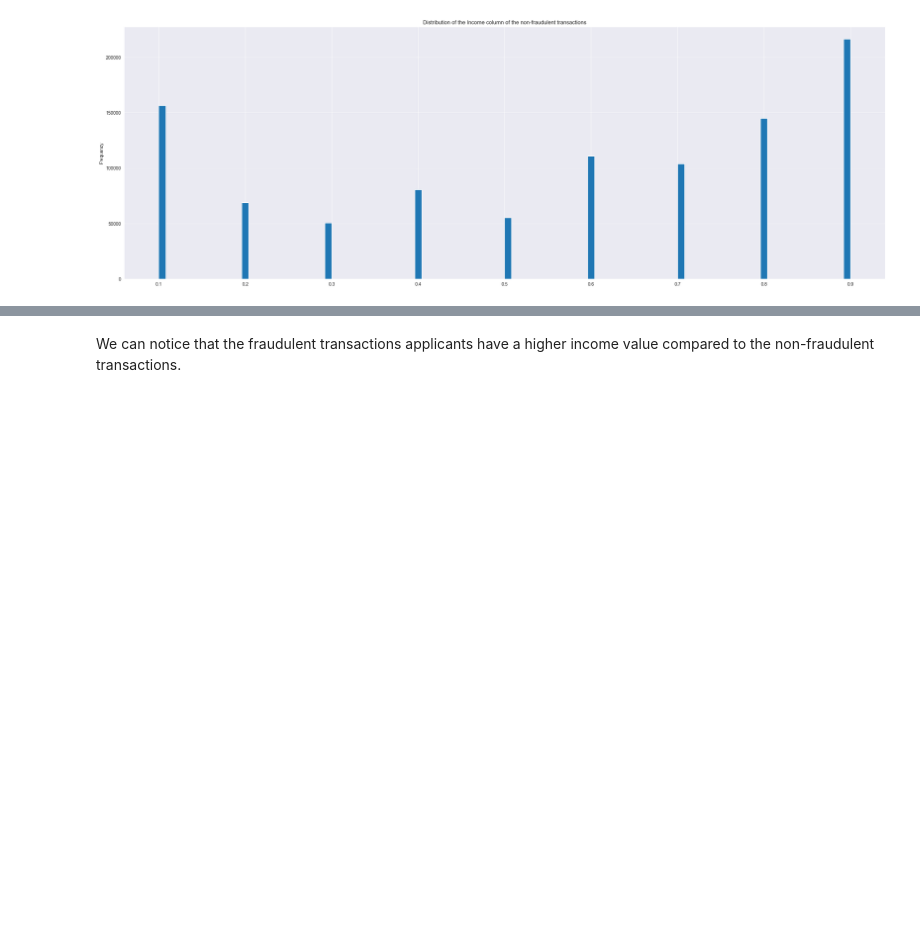
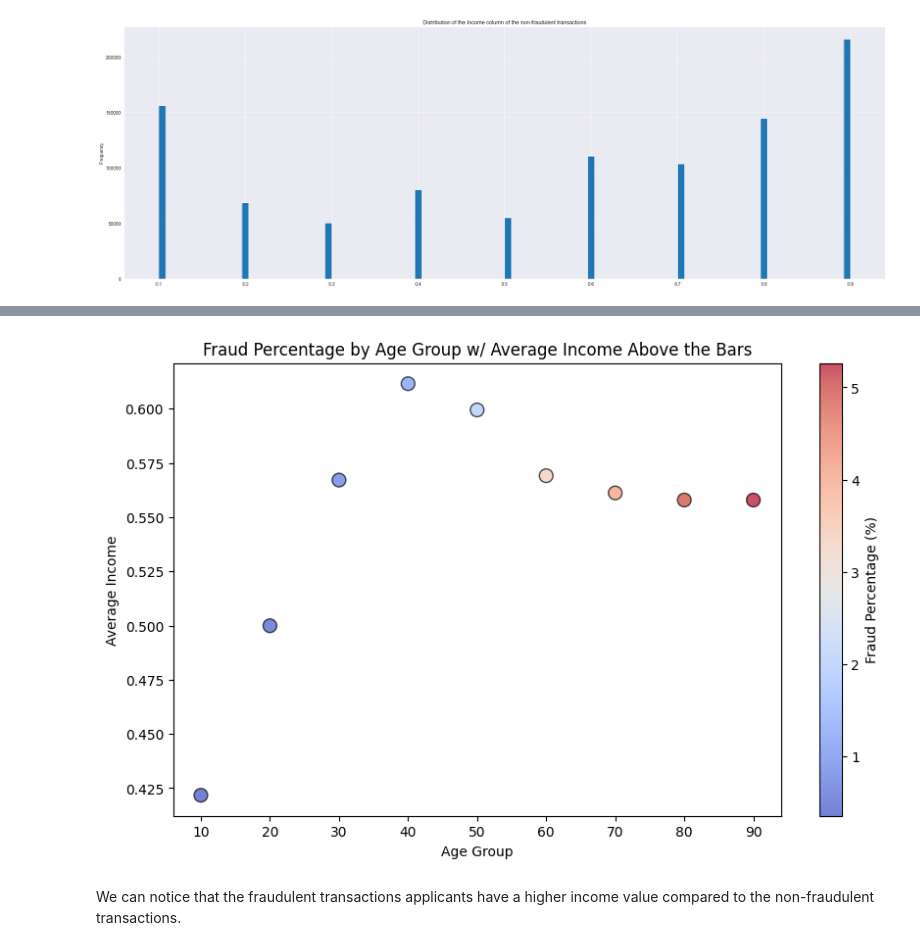
Before and after one commit to EmilianoMarrale/Bank-Fraud-Analysis-Pyspark, a Jupyter notebook: DataUnderstandingAndPrep.ipynb, the cells around one changed output, grey strips where cells are left out. Cells and saved outputs as stored; diff of their text form; code cells hidden in the pictures; blank space fills up the shorter version.

Commit message:
Aggiunto il grafico perc_frode, income, age

```diff
--- a/DataUnderstandingAndPrep.ipynb
+++ b/DataUnderstandingAndPrep.ipynb
@@ -187,3 +215,51 @@ plt.show()
+# %%
+# Importa le librerie necessarie
+import pandas as pd
+import matplotlib.pyplot as plt
+from mpl_toolkits.mplot3d import Axes3D
+
+# Seleziona i dati di interesse dal dataframe PySpark
+data = df.select("customer_age", "income", "fraud_bool").dropna()
+
+# Raccogli i dati come DataFrame di Pandas
+data_pd = data.toPandas()
+# %%
+# Creiamo un nuovo dataframe raggruppato per intervalli di età
+# I range di età sono definiti fino a 10, 20, 30, ..., 90 anni
+data_pd['age_group'] = pd.cut(data_pd['customer_age'], bins=[0, 10, 20, 30, 40, 50, 60, 70, 80, 90])
+
+
+# Calcoliamo la percentuale di frodi e il reddito medio per ciascun intervallo di età
+age_group_summary = data_pd.groupby('age_group').agg(
+    fraud_percentage=('fraud_bool', 'mean'),
+    average_income=('income', 'mean'),
+    average_age=('customer_age', 'mean')  # età media per rappresentare il gruppo
+).reset_index()
+
+
+# Convertiamo la percentuale di frode in scala 0-100
+age_group_summary['fraud_percentage'] *= 100
+
+# Grafico a dispersione
+plt.figure(figsize=(10, 6))
+scatter = plt.scatter(
+    age_group_summary['average_age'],
+    age_group_summary['average_income'],
+    c=age_group_summary['fraud_percentage'],
+    cmap="coolwarm",
+    s=100,  # dimensione dei punti
+    alpha=0.7,
+    edgecolor='k'
+)
+
+# Aggiungiamo etichette e titolo
+plt.colorbar(scatter, label="Fraud Percentage (%)")
+plt.xlabel("Age Group")
+plt.ylabel("Average Income")
+plt.title("Fraud Percentage by Age Group w/ Average Income Above the Bars")
+plt.show()
+# %% [output]
+[figure, added]
 # %% [markdown]
 We can notice that the fraudulent transactions applicants have a higher income value compared to the non-fraudulent transactions.
 # %% [markdown]
```
Also changed, not shown: parts of 5 cells of this notebook, 1 other file.
